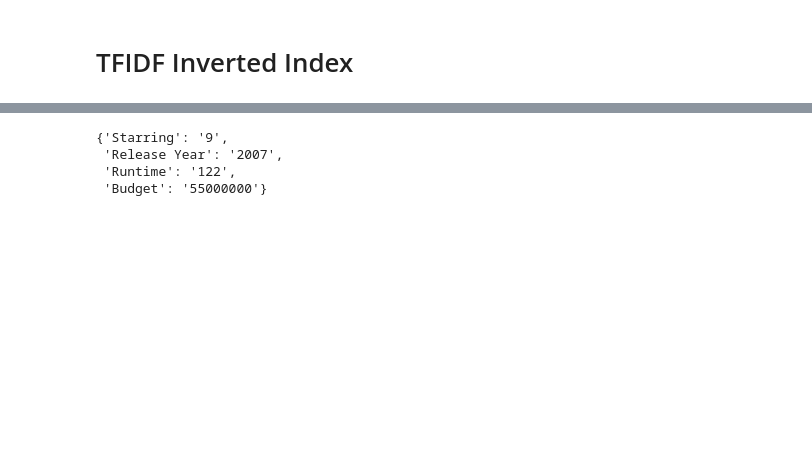
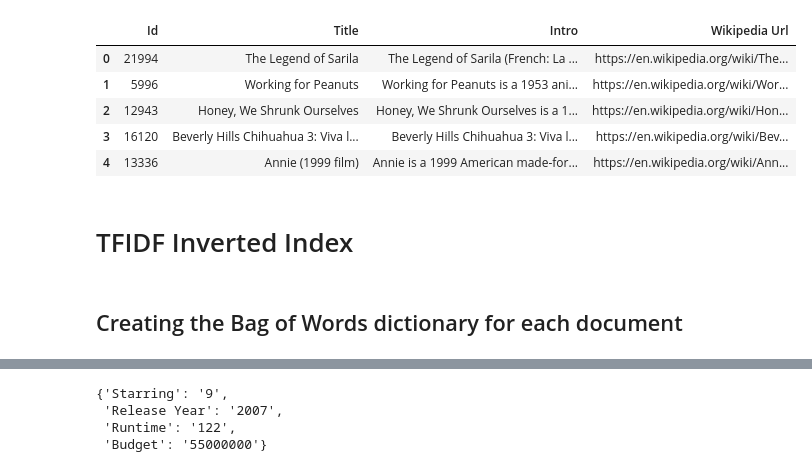
Before and after one commit to Simonerc95/HW3, a Jupyter notebook: Download wiki articles.ipynb, the cells around one changed output, grey strips where cells are left out. Saved outputs shown, nothing was run; the diff lists cells and outputs as text; code cells hidden in the pictures; blank space fills up the shorter version.

```diff
--- a/Download wiki articles.ipynb
+++ b/Download wiki articles.ipynb
@@ -301,0 +235,3 @@ for doc in docwords.keys():
+# %%
+query = clean(query)
+query
@@ -308,0 +272,11 @@ with open(path + "\\WORDS\\Inverted_index.json", "w" ,encoding="utf-8") as out_f
+# %%
+#Creating URL Database
+Movies = dict()
+c = 0
+for i in range(1,4):
+    movies = pd.DataFrame(pd.read_html(path + "\\movies" + str(i) + ".html")[0])
+    movies.drop('Id', inplace=True, axis = 1)
+    Urls = list(movies['URL'])
+    for i in range(len(Urls)):
+        Movies[str(10000*c + i)] = Urls[i]
+    c += 1
@@ -309,3 +292,36 @@ with open(path + "\\WORDS\\Inverted_index.json", "w" ,encoding="utf-8") as out_f
+# %%
+def Linked_URL(val): #we will use this to make the urls in output clickable
+        # target _blank to open new window
+        return '<a target="_blank" href="{}">{}</a>'.format(val, val)
+
+def replacer(val):      #This is used to escape the character $ in the output for Intro,
+    return val.replace('$', '\$')      #otherwise it would be interpreted by displayer
+# %%
+def get_results(query):
+    results = []
+    for file in execute_query(query):
+        docid = file.split('_')[1]
+        tsv = []
+        with open(path2+"article_" + docid + ".tsv", encoding = "utf-8") as fd:
+            rd = csv.reader(fd, delimiter="\t", quotechar='"')
+            for row in rd:
+                if row :
+                    tsv.append(row)
+        data = tsv[1]
+        results.append([docid,data[0],data[1],Movies[docid]])  #create movies file before
+        opentsv.close()
+    result = pd.DataFrame(results, columns = ['Id','Title', 'Intro', 'Wikipedia Url'])
+    return result
+# %%
+result = get_results(query)
+result.head().style.format({'Wikipedia Url': Linked_URL}).format({'Intro': replacer})  # to get clickable urls
+# %% [output]
+|  | Id | Title | Intro | Wikipedia Url |
+| 0 | 21994 | The Legend of Sarila | The Legend of Sarila (French: La ... | https://en.wikipedia.org/wiki/The... |
+| 1 | 5996 | Working for Peanuts | Working for Peanuts is a 1953 ani... | https://en.wikipedia.org/wiki/Wor... |
+| 2 | 12943 | Honey, We Shrunk Ourselves | Honey, We Shrunk Ourselves is a 1... | https://en.wikipedia.org/wiki/Hon... |
+| 3 | 16120 | Beverly Hills Chihuahua 3: Viva l... | Beverly Hills Chihuahua 3: Viva l... | https://en.wikipedia.org/wiki/Bev... |
+| 4 | 13336 | Annie (1999 film) | Annie is a 1999 American made-for... | https://en.wikipedia.org/wiki/Ann... |
 # %% [markdown]
 # TFIDF Inverted Index
 # %%
@@ -317,3 +333,5 @@ with open(path + "\\WORDS\\DocWords.json", encoding = "utf-8") as fd:
+# %% [markdown]
+## Creating the Bag of Words dictionary for each document
 # %%
 tfidf = []
 inv_ind_tfIDF = defaultdict(list)
```
Also changed, not shown: parts of 43 cells of this notebook.
